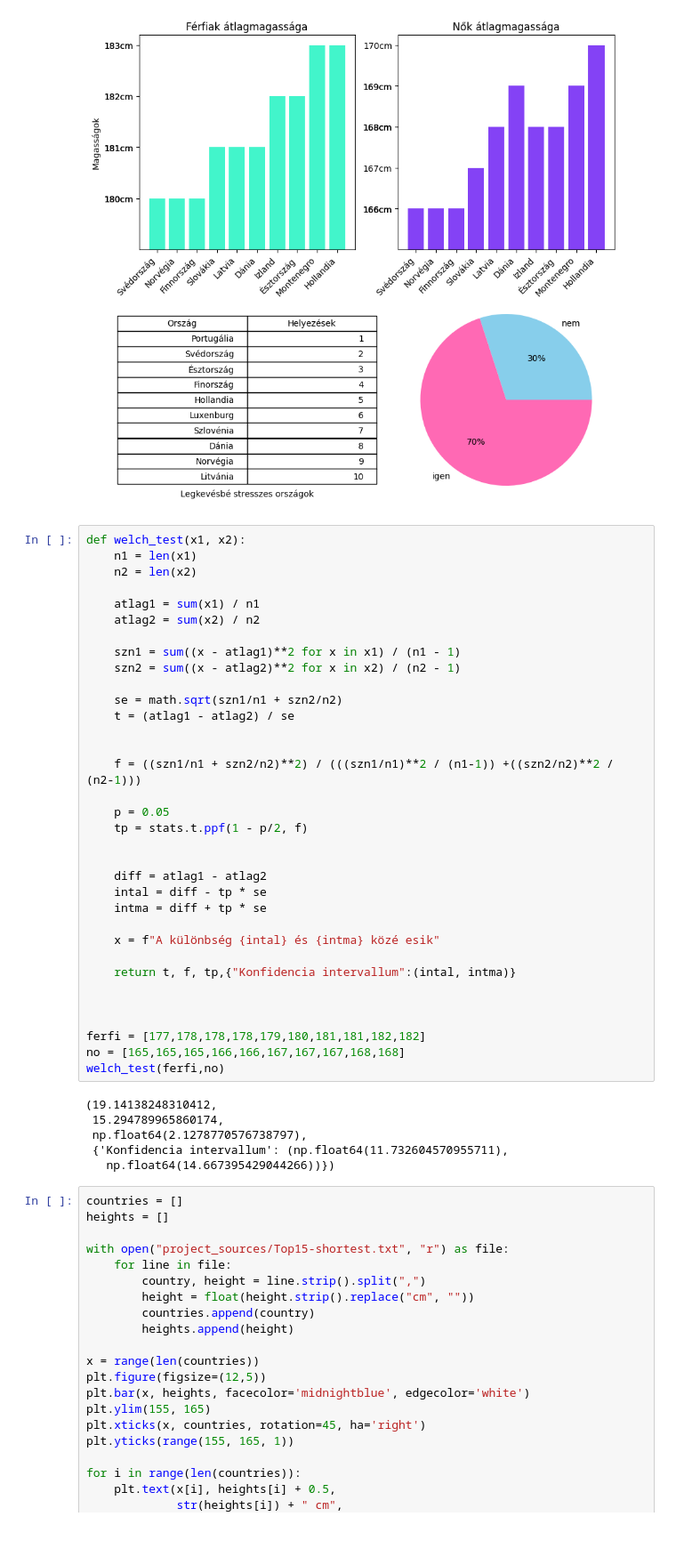
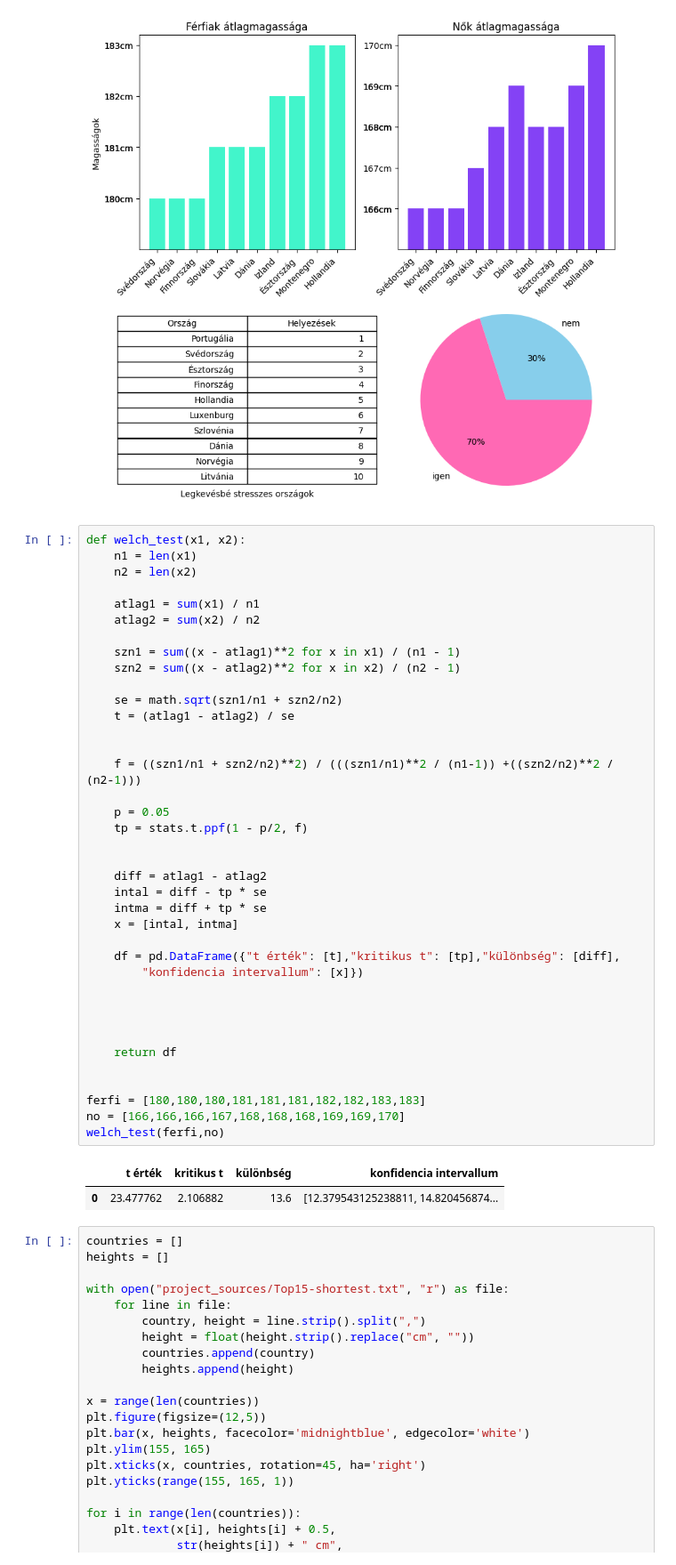
Before and after one commit to virag44/Magassag-elemzes-A.Tina-N.Julia-F.Virag, a Jupyter notebook: Project.ipynb, the cells around one changed output. Shown at 89% size. Cells and saved outputs as stored; diff of their text form; blank space fills up the shorter version.

```diff
--- a/Project.ipynb
+++ b/Project.ipynb
@@ -257,43 +257,44 @@ _=axs[1, 1].pie(sizes, labels=labels_k, colors = ["skyblue","hotpink"], autopct=
 # %%
 def welch_test(x1, x2):
     n1 = len(x1)
     n2 = len(x2)
 
     atlag1 = sum(x1) / n1
     atlag2 = sum(x2) / n2
 
     szn1 = sum((x - atlag1)**2 for x in x1) / (n1 - 1)
     szn2 = sum((x - atlag2)**2 for x in x2) / (n2 - 1)
 
     se = math.sqrt(szn1/n1 + szn2/n2)
     t = (atlag1 - atlag2) / se
 
 
     f = ((szn1/n1 + szn2/n2)**2) / (((szn1/n1)**2 / (n1-1)) +((szn2/n2)**2 / (n2-1)))
 
     p = 0.05
     tp = stats.t.ppf(1 - p/2, f)
 
 
     diff = atlag1 - atlag2
     intal = diff - tp * se
     intma = diff + tp * se
+    x = [intal, intma]
 
-    x = f"A különbség {intal} és {intma} közé esik"
-
-    return t, f, tp,{"Konfidencia intervallum":(intal, intma)}
+    df = pd.DataFrame({"t érték": [t],"kritikus t": [tp],"különbség": [diff],
+        "konfidencia intervallum": [x]})
 
 
 
-ferfi = [177,178,178,178,179,180,181,181,182,182]
-no = [165,165,165,166,166,167,167,167,168,168]
+
+    return df
+
+
+ferfi = [180,180,180,181,181,181,182,182,183,183]
+no = [166,166,166,167,168,168,168,169,169,170]
 welch_test(ferfi,no)
 # %% [output]
-(19.14138248310412,
- 15.294789965860174,
- np.float64(2.1278770576738797),
- {'Konfidencia intervallum': (np.float64(11.732604570955711),
-   np.float64(14.667395429044266))})
+|  | t érték | kritikus t | különbség | konfidencia intervallum |
+| 0 | 23.477762 | 2.106882 | 13.6 | [12.379543125238811, 14.820456874... |
 # %%
 countries = []
 heights = []
```
